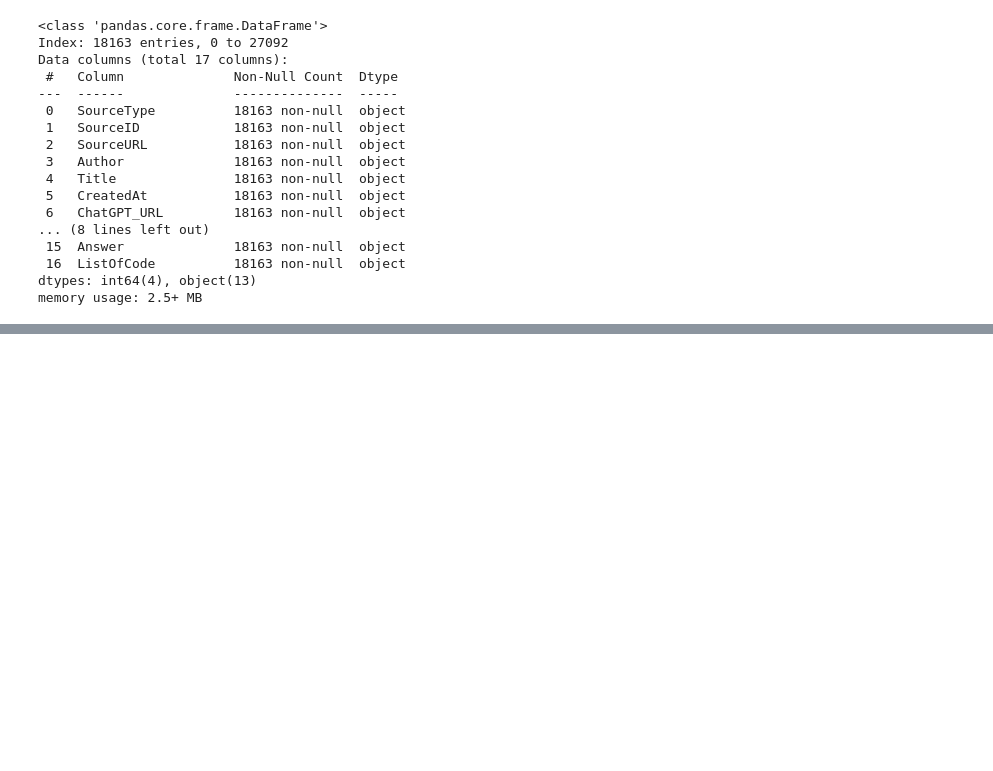
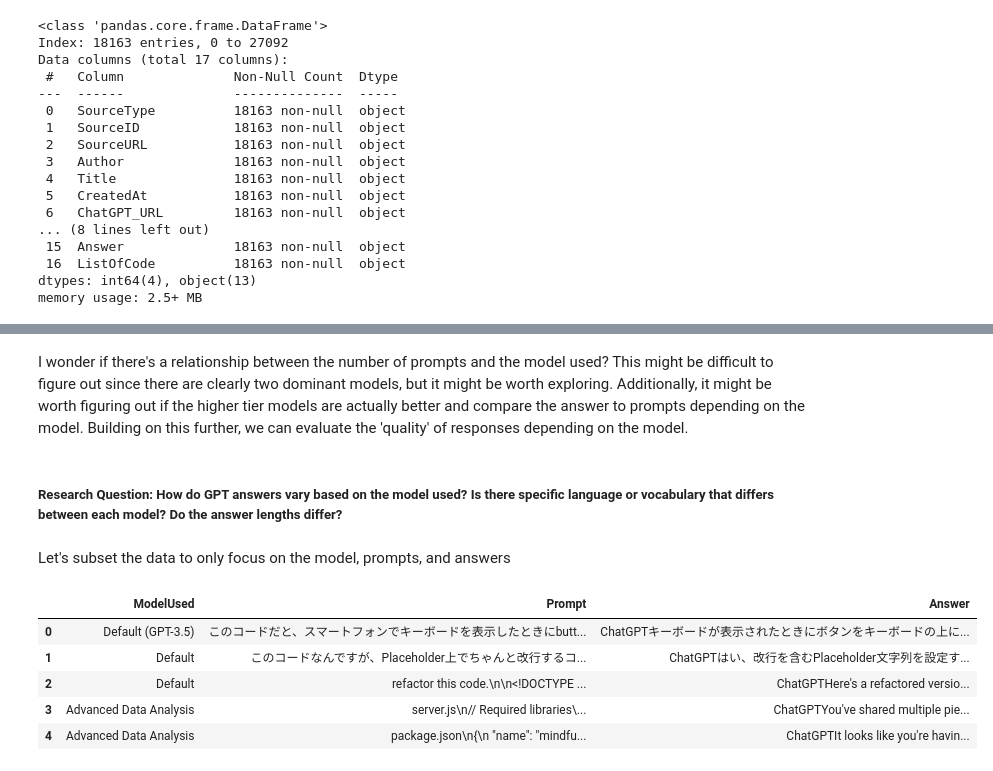
Before and after one commit to JKiran4/DevGPT-Project, a Jupyter notebook: testing.ipynb, the cells around one changed output, grey strips where cells are left out. Cells and saved outputs as stored; diff of their text form; code cells hidden in the pictures; blank space fills up the shorter version.

```diff
--- a/testing.ipynb
+++ b/testing.ipynb
@@ -135,0 +212,17 @@ memory usage: 2.5+ MB
+# %% [markdown]
+I wonder if there's a relationship between the number of prompts and the model used? This might be difficult to figure out since there are clearly two dominant models, but it might be worth exploring. Additionally, it might be worth figuring out if the higher tier models are actually better and compare the answer to prompts depending on the model. Building on this further, we can evaluate the 'quality' of responses depending on the model.
+# %% [markdown]
+##### Research Question: How do GPT answers vary based on the model used? Is there specific language or vocabulary that differs between each model? Do the answer lengths differ?
+# %% [markdown]
+Let's subset the data to only focus on the model, prompts, and answers
+# %%
+df_rq1 = df[['ModelUsed', 'Prompt', 'Answer']]
+
+df_rq1.head()
+# %% [output]
+|  | ModelUsed | Prompt | Answer |
+| 0 | Default (GPT-3.5) | このコードだと、スマートフォンでキーボードを表示したときにbutt... | ChatGPTキーボードが表示されたときにボタンをキーボードの上に... |
+| 1 | Default | このコードなんですが、Placeholder上でちゃんと改行するコ... | ChatGPTはい、改行を含むPlaceholder文字列を設定す... |
+| 2 | Default | refactor this code.\n\n<!DOCTYPE ... | ChatGPTHere's a refactored versio... |
+| 3 | Advanced Data Analysis | server.js\n// Required libraries\... | ChatGPTYou've shared multiple pie... |
+| 4 | Advanced Data Analysis | package.json\n{\n "name": "mindfu... | ChatGPTIt looks like you're havin... |
```
Also changed, not shown: parts of 26 cells of this notebook.
